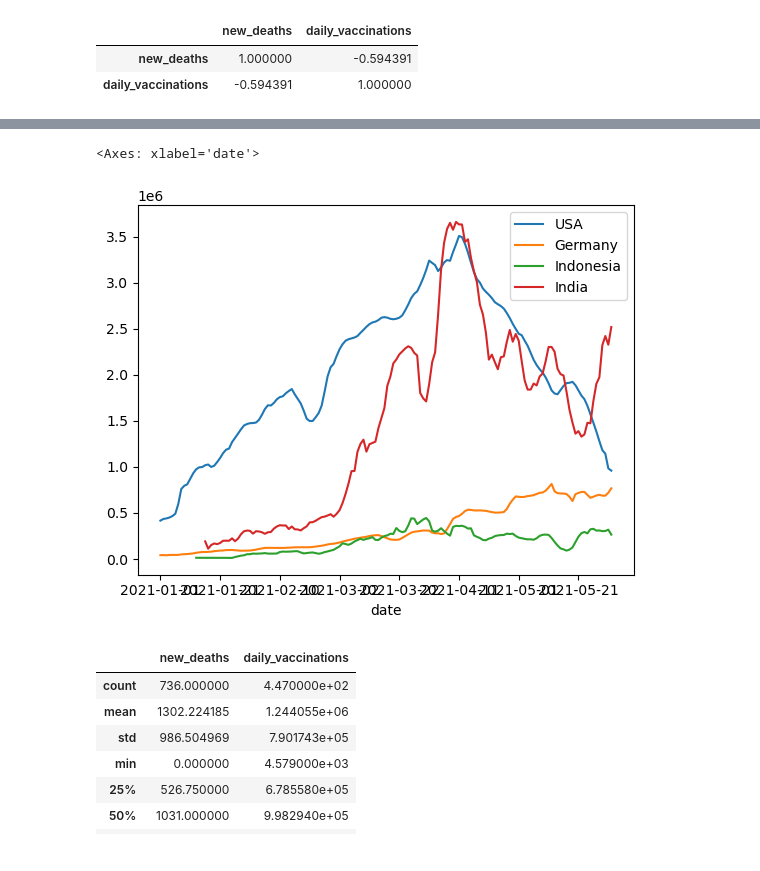
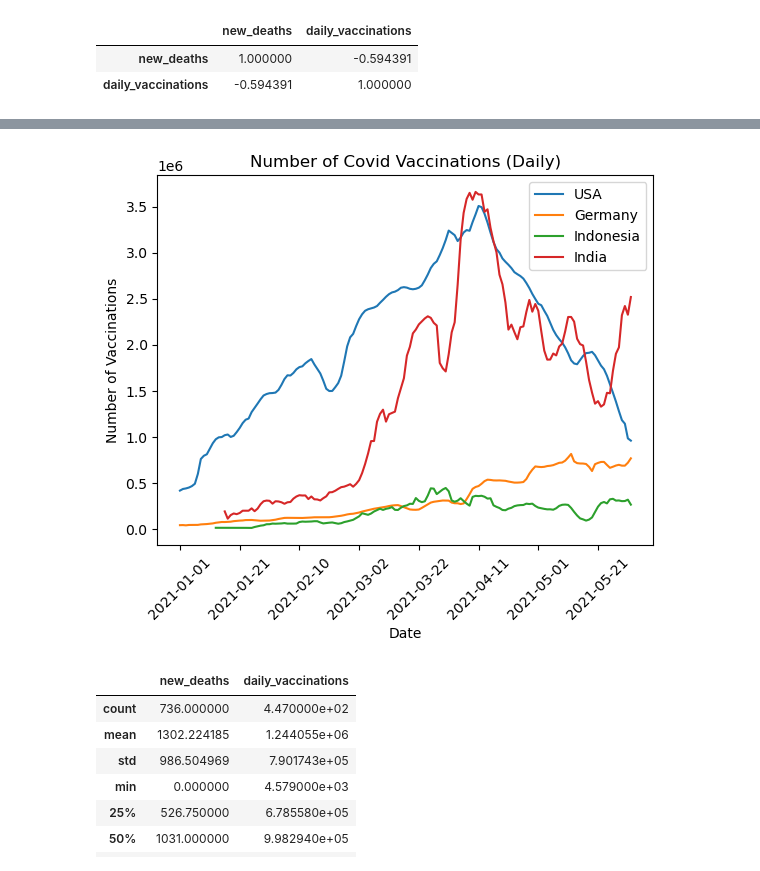
Before and after one commit to lmc5440/tcm-project1, a Jupyter notebook: analysis.ipynb, the cells around one changed output, grey strips where cells are left out. Cells and saved outputs as stored; diff of their text form; code cells hidden in the pictures.

```diff
--- a/analysis.ipynb
+++ b/analysis.ipynb
@@ -136,15 +201,20 @@ deaths_after_vacc.plot()
 # %%
 vacc_combined = pd.DataFrame({
     'USA': usa_after_vacc['daily_vaccinations'],
     'Germany': germany_after_vacc['daily_vaccinations'],
     'Indonesia': indonesia_after_vacc['daily_vaccinations'],
     'India': india_after_vacc['daily_vaccinations'],
 })
 
-vacc_combined.plot()
+vacc_graph = vacc_combined.plot(
+    title='Number of Covid Vaccinations (Daily)'
+)
+vacc_graph.set_xlabel('Date')
+vacc_graph.set_ylabel('Number of Vaccinations')
+plt.xticks(rotation=45)
+plt.show()
 # %% [output]
-<Axes: xlabel='date'>
-[figure, old version]
+[figure, new version]
 # %%
 usa_df.describe()
 # %% [output]
```
Also changed, not shown: parts of 13 cells of this notebook.
